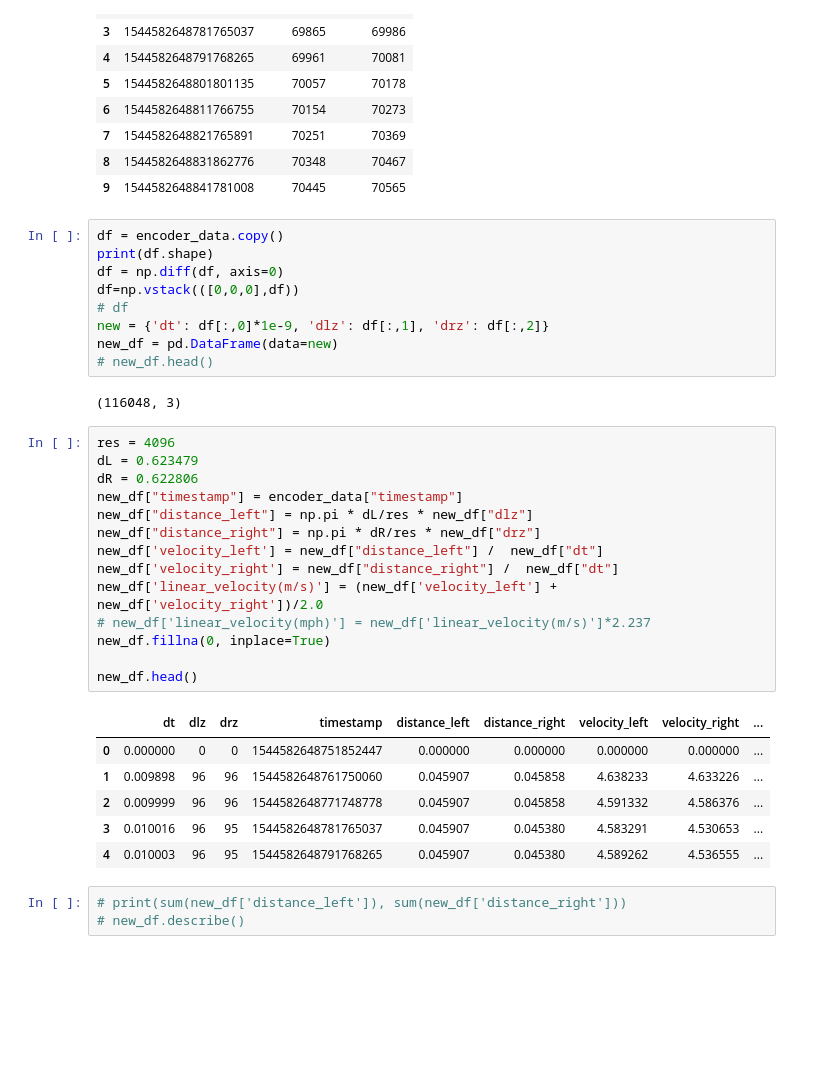
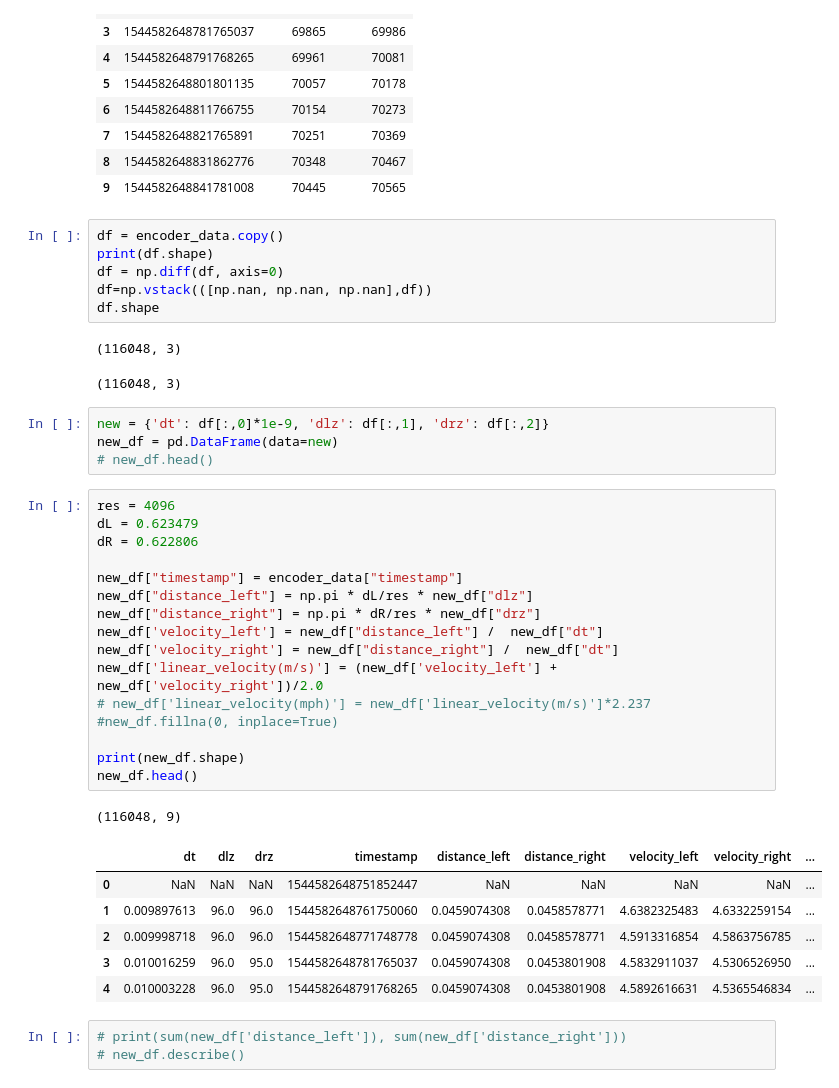
Before and after one commit to yifanwu2828/Particle-Filter-SLAM, a Jupyter notebook: code/data/exploreData.ipynb, the cells around one changed output. Drawn from its saved outputs; the diff is of its cells as text; blank space fills up the shorter version.

```diff
--- a/code/data/exploreData.ipynb
+++ b/code/data/exploreData.ipynb
@@ -81,38 +83,43 @@ encoder_data.head(10)
 | 7 | 1544582648821765891 | 70251 | 70369 |
 | 8 | 1544582648831862776 | 70348 | 70467 |
 | 9 | 1544582648841781008 | 70445 | 70565 |
+# %%
+df = encoder_data.copy()
+print(df.shape)
+df = np.diff(df, axis=0)
+df=np.vstack(([np.nan, np.nan, np.nan],df))
+df.shape
+# %% [output]
+(116048, 3)
+(116048, 3)
 # %%
-df = encoder_data.copy()
-print(df.shape)
-df = np.diff(df, axis=0)
-df=np.vstack(([0,0,0],df))
-# df
 new = {'dt': df[:,0]*1e-9, 'dlz': df[:,1], 'drz': df[:,2]}
 new_df = pd.DataFrame(data=new)
 # new_df.head()
-# %% [output]
-(116048, 3)
 # %%
 res = 4096
 dL = 0.623479
 dR = 0.622806
+
 new_df["timestamp"] = encoder_data["timestamp"]
 new_df["distance_left"] = np.pi * dL/res * new_df["dlz"]
 new_df["distance_right"] = np.pi * dR/res * new_df["drz"]
 new_df['velocity_left'] = new_df["distance_left"] /  new_df["dt"]
 new_df['velocity_right'] = new_df["distance_right"] /  new_df["dt"]
 new_df['linear_velocity(m/s)'] = (new_df['velocity_left'] + new_df['velocity_right'])/2.0
 # new_df['linear_velocity(mph)'] = new_df['linear_velocity(m/s)']*2.237
-new_df.fillna(0, inplace=True)
+#new_df.fillna(0, inplace=True)
 
+print(new_df.shape)
 new_df.head()
 # %% [output]
+(116048, 9)
 |  | dt | dlz | drz | timestamp | distance_left | distance_right | velocity_left | velocity_right | ... |
-| 0 | 0.000000 | 0 | 0 | 1544582648751852447 | 0.000000 | 0.000000 | 0.000000 | 0.000000 | ... |
-| 1 | 0.009898 | 96 | 96 | 1544582648761750060 | 0.045907 | 0.045858 | 4.638233 | 4.633226 | ... |
-| 2 | 0.009999 | 96 | 96 | 1544582648771748778 | 0.045907 | 0.045858 | 4.591332 | 4.586376 | ... |
-| 3 | 0.010016 | 96 | 95 | 1544582648781765037 | 0.045907 | 0.045380 | 4.583291 | 4.530653 | ... |
-| 4 | 0.010003 | 96 | 95 | 1544582648791768265 | 0.045907 | 0.045380 | 4.589262 | 4.536555 | ... |
+| 0 | NaN | NaN | NaN | 1544582648751852447 | NaN | NaN | NaN | NaN | ... |
+| 1 | 0.009897613 | 96.0 | 96.0 | 1544582648761750060 | 0.0459074308 | 0.0458578771 | 4.6382325483 | 4.6332259154 | ... |
+| 2 | 0.009998718 | 96.0 | 96.0 | 1544582648771748778 | 0.0459074308 | 0.0458578771 | 4.5913316854 | 4.5863756785 | ... |
+| 3 | 0.010016259 | 96.0 | 95.0 | 1544582648781765037 | 0.0459074308 | 0.0453801908 | 4.5832911037 | 4.5306526950 | ... |
+| 4 | 0.010003228 | 96.0 | 95.0 | 1544582648791768265 | 0.0459074308 | 0.0453801908 | 4.5892616631 | 4.5365546834 | ... |
 # %%
 # print(sum(new_df['distance_left']), sum(new_df['distance_right']))
 # new_df.describe()
```
Also changed, not shown: parts of 34 cells of this notebook.
